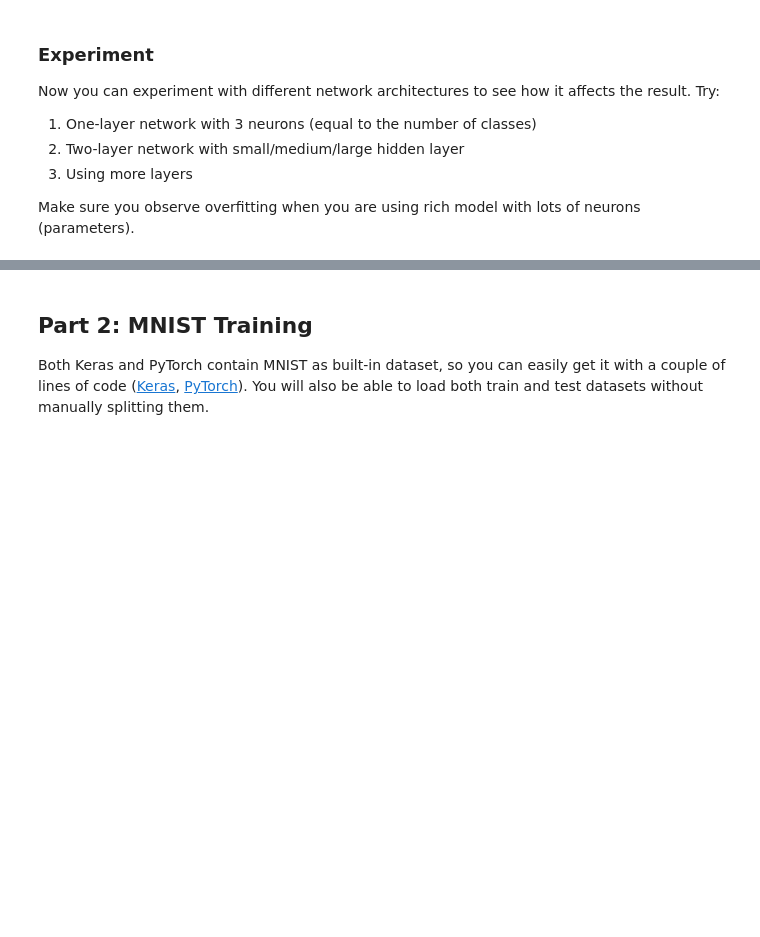
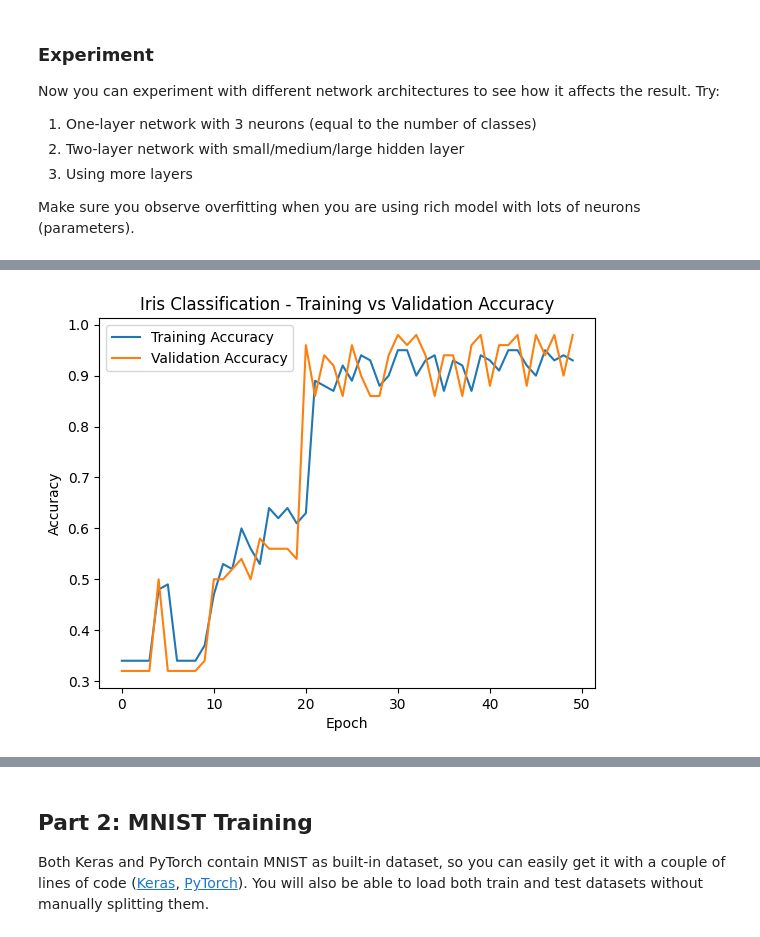
Before and after one commit to cjdevx-ai/Neural-Network-Lessons, a Jupyter notebook: LabFrameworks.ipynb, the cells around one changed output, grey strips where cells are left out. Saved outputs shown, nothing was run; the diff lists cells and outputs as text; code cells hidden in the pictures; blank space fills up the shorter version.

Commit message:
improved model with added neurons

```diff
--- a/LabFrameworks.ipynb
+++ b/LabFrameworks.ipynb
@@ -135,0 +172,34 @@ Make sure you observe overfitting when you are using rich model with lots of neu
+# %%
+# Experiment
+
+# added a few more layers - this increases the total neurons
+model = models.Sequential([
+    Input(shape=(4,)),                 # Explicit input layer
+    layers.Dense(8, activation='relu'),
+    layers.Dense(16, activation='relu'),
+    layers.Dense(32, activation='relu'),
+    layers.Dense(64, activation='relu'),
+    layers.Dense(64, activation='relu'),
+    layers.Dense(32, activation='relu'),
+    layers.Dense(16, activation='relu'),
+    layers.Dense(8, activation='relu'),
+    layers.Dense(3, activation='softmax')  # 3 classes
+])
+
+# Compile model
+model.compile(optimizer='adam',
+              loss='categorical_crossentropy',   # not sparse
+              metrics=['accuracy'])
+# %%
+# Train the network
+
+history = model.fit(
+    X_train, y_train,
+    epochs=50,
+    validation_data=(X_test, y_test),
+    verbose=1
+)
+
+# Evaluate on test set
+test_loss, test_acc = model.evaluate(X_test, y_test, verbose=0)
+print(f"\nTest accuracy: {test_acc:.4f}")
@@ -135,0 +224,13 @@ Make sure you observe overfitting when you are using rich model with lots of neu
+# %%
+# Visualize train/validation accuracy graph
+import matplotlib.pyplot as plt
+
+plt.plot(history.history['accuracy'], label='Training Accuracy')
+plt.plot(history.history['val_accuracy'], label='Validation Accuracy')
+plt.xlabel("Epoch")
+plt.ylabel("Accuracy")
+plt.legend()
+plt.title("Iris Classification - Training vs Validation Accuracy")
+plt.show()
+# %% [output]
+[figure, added]
```
Also changed, not shown: parts of 17 cells of this notebook.
